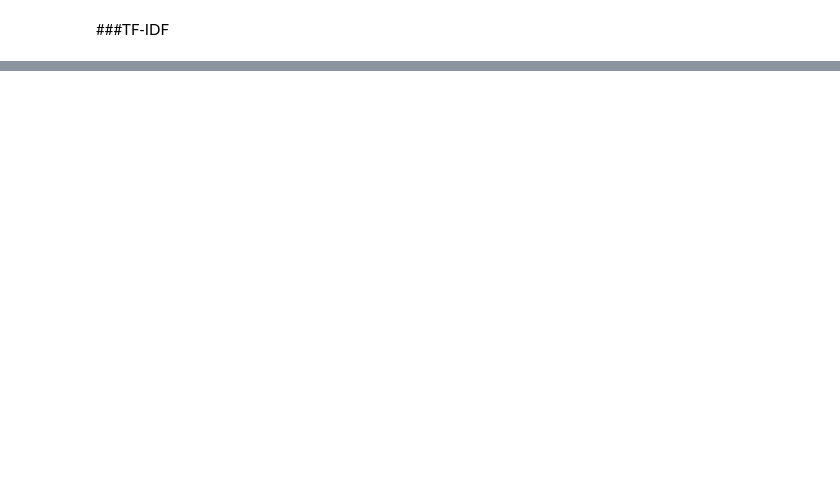
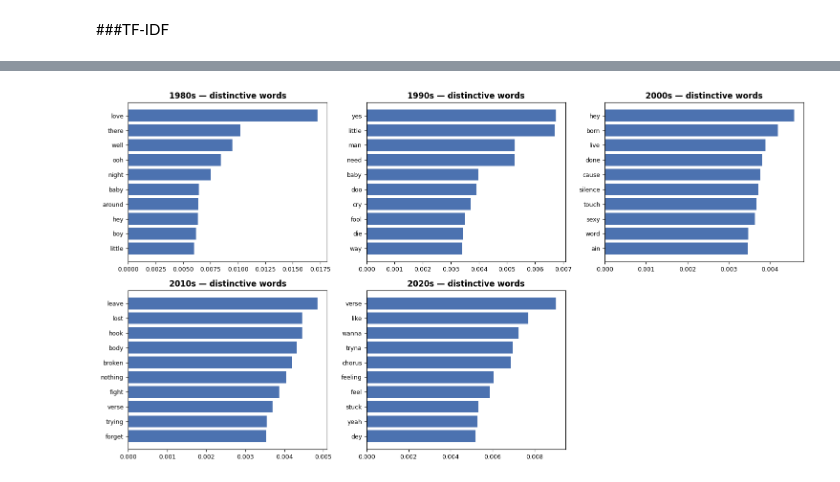
Before and after one commit to ionutbirescu/lyrics-data-mining, a Jupyter notebook: GeniusLyrics.ipynb, the cells around one changed output, grey strips where cells are left out. Saved outputs shown, nothing was run; the diff lists cells and outputs as text; code cells hidden in the pictures; blank space fills up the shorter version.

```diff
--- a/GeniusLyrics.ipynb
+++ b/GeniusLyrics.ipynb
@@ -355,0 +306,25 @@ files.download("lyrics_clean.csv")
+# %%
+# === Per-decade distinctive-words chart (explicit filtered) ===
+import matplotlib.pyplot as plt
+
+decade_words = top_distinctive_clean("decade", n=10)   # from your decade cell
+
+fig, axes = plt.subplots(2, 3, figsize=(15, 8))
+axes = axes.ravel()
+
+for ax, (decade, words) in zip(axes, decade_words.items()):
+    labels = [t for t, _ in words][::-1]
+    scores = [s for _, s in words][::-1]
+    ax.barh(labels, scores, color="#4C72B0")
+    ax.set_title(f"{decade} — distinctive words", fontweight="bold")
+    ax.tick_params(labelsize=9)
+
+# hide the unused 6th panel (5 decades in a 2x3 grid)
+for ax in axes[len(decade_words):]:
+    ax.axis("off")
+
+plt.tight_layout()
+plt.savefig("tfidf_decade_fingerprints.png", dpi=120, bbox_inches="tight")
+plt.show()
+# %% [output]
+[figure, added]
```
Also changed, not shown: parts of 16 cells of this notebook.
